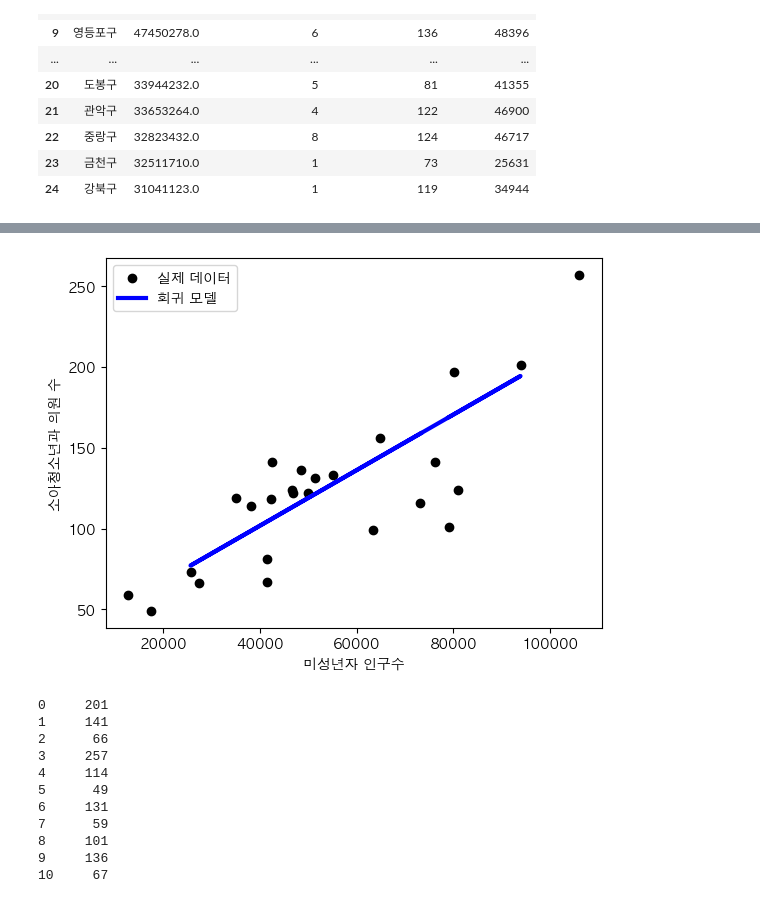
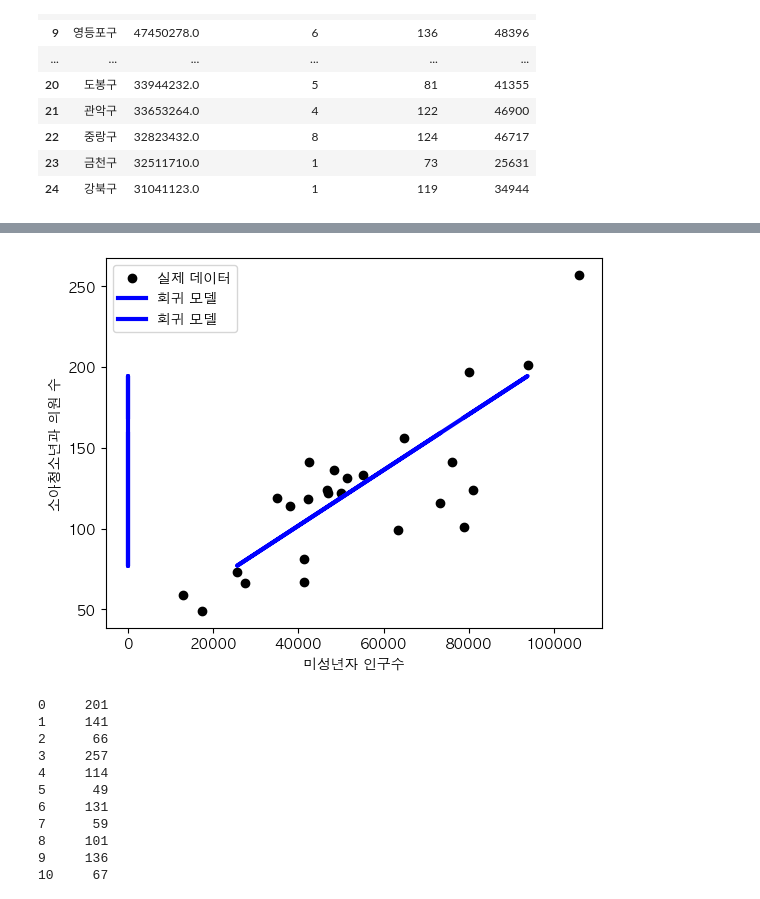
Before and after one commit to 2023SDA/medical-facility-location, a Jupyter notebook: map.ipynb, the cells around one changed output, grey strips where cells are left out. Cells and saved outputs as stored; diff of their text form; code cells hidden in the pictures.

```diff
--- a/map.ipynb
+++ b/map.ipynb
@@ -37,6 +37,7 @@ mpl.rcParams['font.family'] = 'AppleGothic'
 plt.rcParams['axes.unicode_minus'] = False
 # %%
 X = df[['미성년자인구수']]
+X = sm.add_constant(X) # 상수항 추가
 y = df['소아청소년과 의원 수']
 
 # 데이터를 훈련 세트와 테스트 세트로 나눔
@@ -58,7 +59,7 @@ print('회귀 계수:', model.coef_)
 print('절편:', model.intercept_)
 
 # 시각화
-plt.scatter(X, y, color='black', label='실제 데이터')
+plt.scatter(X['미성년자인구수'], y, color='black', label='실제 데이터')
 plt.plot(X_test, y_pred, color='blue', linewidth=3, label='회귀 모델')
 plt.xlabel('미성년자 인구수')
 plt.ylabel('소아청소년과 의원 수')
@@ -71,4 +72,4 @@ Mean Squared Error: 1436.614392693839
-[figure, old version]
+[figure, new version]
 # %%
 y
 # %% [output]
```
Also changed, not shown: parts of 10 cells of this notebook, 1 other file.
